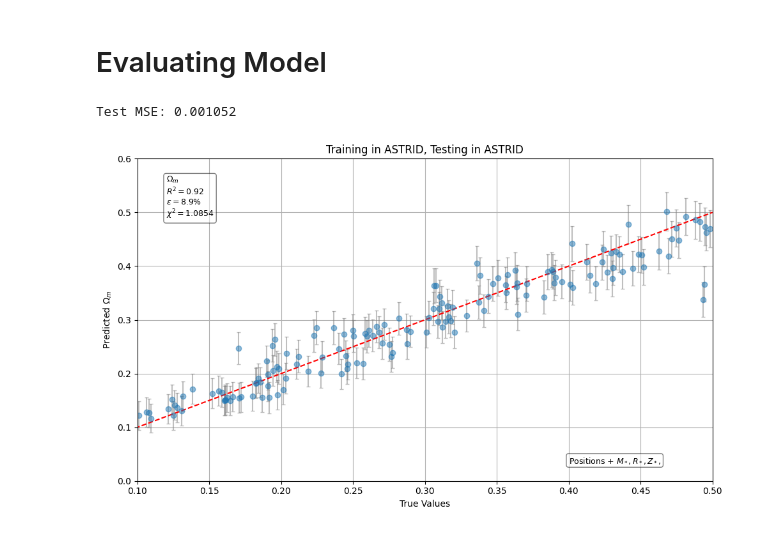
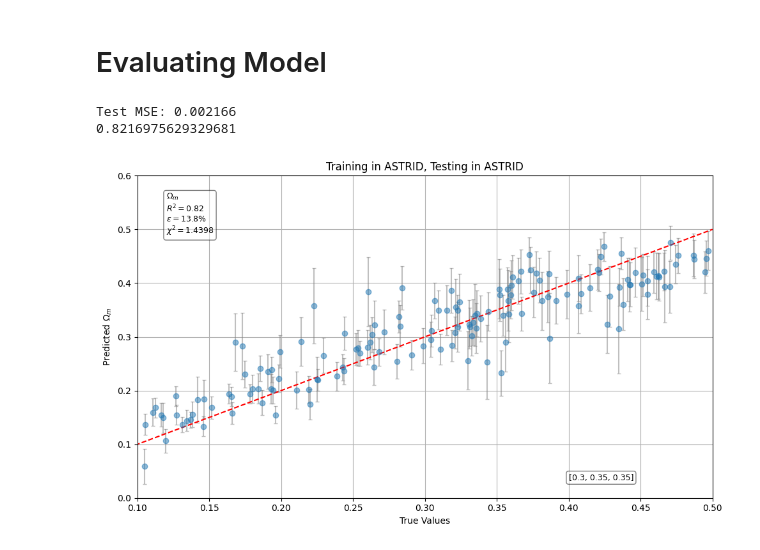
Before and after one commit to harishk30/CamelsHeteroGNN, a Jupyter notebook: CamelsFinal.ipynb, the cells around one changed output. Cells and saved outputs as stored; diff of their text form; code cells hidden in the pictures.

Commit message:
Changed to heterogenous graph.

```diff
--- a/CamelsFinal.ipynb
+++ b/CamelsFinal.ipynb
@@ -1306,0 +1447,37 @@ Epoch 5/1000:
+# %%
+# Initialize your model
+in_channels_dict = {
+    'A': normalized_data_list[0]['A'].num_features,
+    'B': normalized_data_list[0]['B'].num_features,
+    'C': normalized_data_list[0]['C'].num_features
+}
+hidden_channels = 64
+model = HeteroMetaLayerGNN(in_channels_dict, hidden_channels, out_channels=2, num_layers=4,
+                           dropout_rate=0.1, activation='ReLU',
+                           skip_connection=True, self_loops=True)
+
+# Initialize optimizer
+optimizer = optim.AdamW(
+    model.parameters(),
+    lr=0.0011485487514082274,  # Given learning rate
+    weight_decay=0.00039972867471824516  # Given weight_decay
+)
+
+# Initialize learning rate scheduler
+scheduler = torch.optim.lr_scheduler.ReduceLROnPlateau(
+    optimizer,
+    mode='min',
+    factor=0.1375872494500921,  # Given scheduler_factor
+    patience=11  # Given scheduler_patience
+)
+
+
+# Assuming you have your data split into train, val, and test sets
+batch_size = 32
+train_loader = DataLoader(train_data, batch_size=batch_size, shuffle=True)
+val_loader = DataLoader(val_data, batch_size=batch_size, shuffle=False)
+test_loader = DataLoader(test_data, batch_size=batch_size, shuffle=False)
+
+# Train the model
+device = torch.device('cpu')
+trained_model = train_model(model, train_loader, val_loader, device, num_epochs=1000)
@@ -2248,40 +2703,39 @@ import matplotlib.pyplot as plt
 
 # Evaluate model
 test_means, test_stds, test_true, r2, epsilon, test_mse, chi_square = evaluate_model(trained_model, test_loader, device)
-r2 = 0.92
-epsilon = 0.0892
 
 print(f'Test MSE: {test_mse:.6f}')
 
 # Plot results
 plt.figure(figsize=(10, 6))
 plt.errorbar(test_true, test_means, yerr=test_stds, fmt='o', alpha=0.5, ecolor='gray', capsize=2, label='Predictions with Uncertainty')
 plt.plot([0, 0.5], [0, 0.5], color='red', linestyle='--', label='Perfect Prediction Line')  # Perfect prediction line
 
 plt.xlabel('True Values')
 plt.ylabel(r'Predicted $\Omega_m$')
 plt.title('Training in ASTRID, Testing in ASTRID')
 
 # Add textbox with metrics
 textstr = '\n'.join((
     r'$\Omega_m$',
     r'$R^2=%.2f$' % (r2,),
     r'$\epsilon=%.1f\%%$' % (epsilon * 100,),
     r'$\chi^2=%.4f$' % (chi_square,)
 ))
 props = dict(boxstyle='round', facecolor='white', alpha=0.5)
 plt.text(0.05, 0.95, textstr, transform=plt.gca().transAxes, fontsize=9,
          verticalalignment='top', bbox=props)
 
-plt.text(0.75, 0.05, r'Positions + $M_*, R_*, Z_*$,', transform=plt.gca().transAxes,
+plt.text(0.75, 0.05, r'[0.3, 0.35, 0.35]', transform=plt.gca().transAxes,
          fontsize=9, verticalalignment='bottom', bbox=props)
 
 plt.xlim(0.1, 0.5)
 plt.ylim(0, 0.6)
 plt.grid(True)
 #plt.legend(loc='upper left')
 plt.tight_layout()
 plt.show()
 # %% [output]
-Test MSE: 0.001052
+Test MSE: 0.002166
+0.8216975629329681
-[figure, old version]
+[figure, new version]
```
Also changed, not shown: parts of 9 cells of this notebook.
